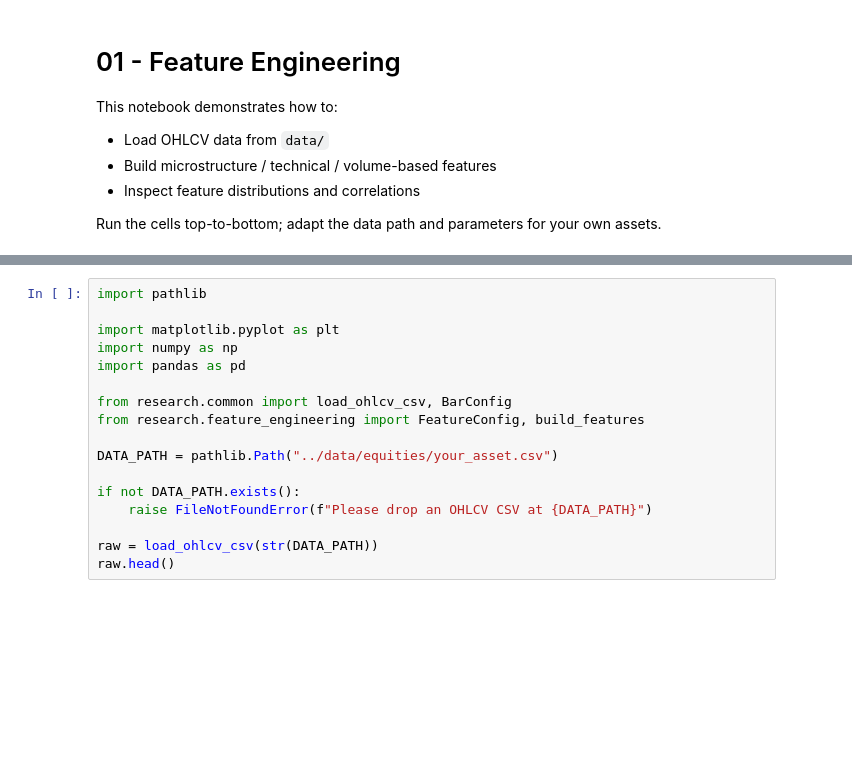
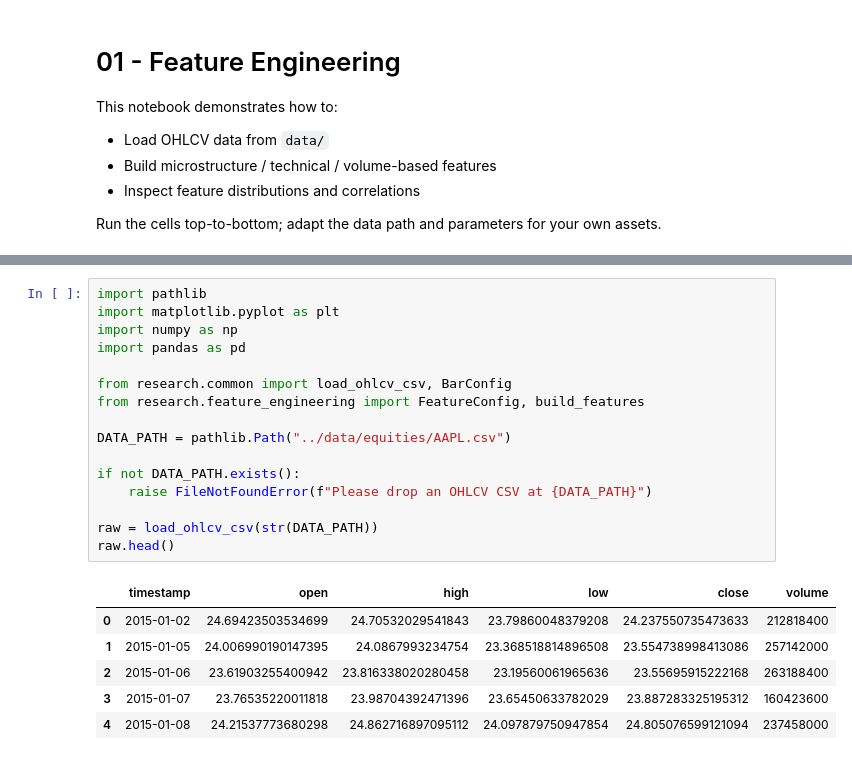
Before and after one commit to sdi1400258/AlphaFactory, a Jupyter notebook: notebooks/01_feature_engineering.ipynb, the cells around one changed output, grey strips where cells are left out. Drawn from its saved outputs; the diff is of its cells as text; blank space fills up the shorter version.

```diff
--- a/notebooks/01_feature_engineering.ipynb
+++ b/notebooks/01_feature_engineering.ipynb
@@ -11,17 +24,23 @@ Run the cells top-to-bottom; adapt the data path and parameters for your own ass
 # %%
 import pathlib
-
 import matplotlib.pyplot as plt
 import numpy as np
 import pandas as pd
 
 from research.common import load_ohlcv_csv, BarConfig
 from research.feature_engineering import FeatureConfig, build_features
 
-DATA_PATH = pathlib.Path("../data/equities/your_asset.csv")
+DATA_PATH = pathlib.Path("../data/equities/AAPL.csv")
 
 if not DATA_PATH.exists():
     raise FileNotFoundError(f"Please drop an OHLCV CSV at {DATA_PATH}")
 
 raw = load_ohlcv_csv(str(DATA_PATH))
 raw.head()
+# %% [output]
+|  | timestamp | open | high | low | close | volume |
+| 0 | 2015-01-02 | 24.69423503534699 | 24.70532029541843 | 23.79860048379208 | 24.237550735473633 | 212818400 |
+| 1 | 2015-01-05 | 24.006990190147395 | 24.0867993234754 | 23.368518814896508 | 23.554738998413086 | 257142000 |
+| 2 | 2015-01-06 | 23.61903255400942 | 23.816338020280458 | 23.19560061965636 | 23.55695915222168 | 263188400 |
+| 3 | 2015-01-07 | 23.76535220011818 | 23.98704392471396 | 23.65450633782029 | 23.887283325195312 | 160423600 |
+| 4 | 2015-01-08 | 24.21537773680298 | 24.862716897095112 | 24.097879750947854 | 24.805076599121094 | 237458000 |
```
Also changed, not shown: parts of 5 cells of this notebook, 10 other files.
